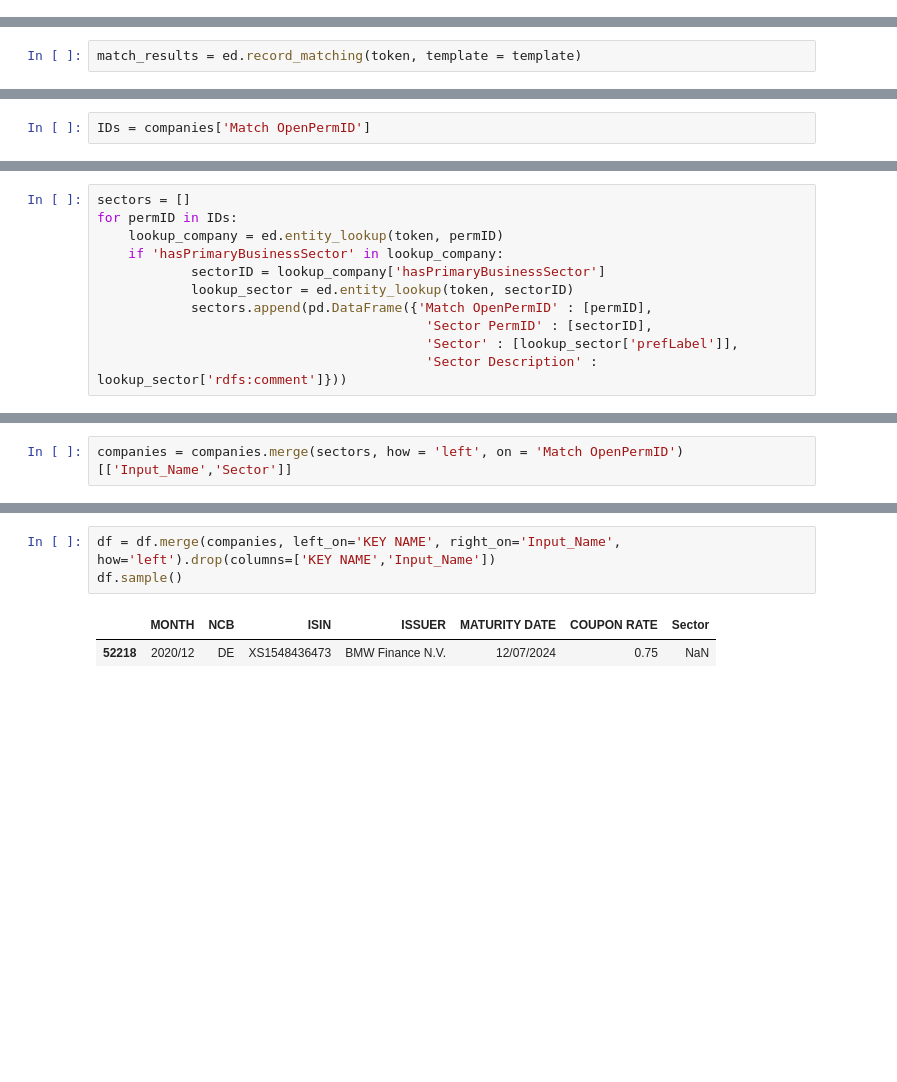
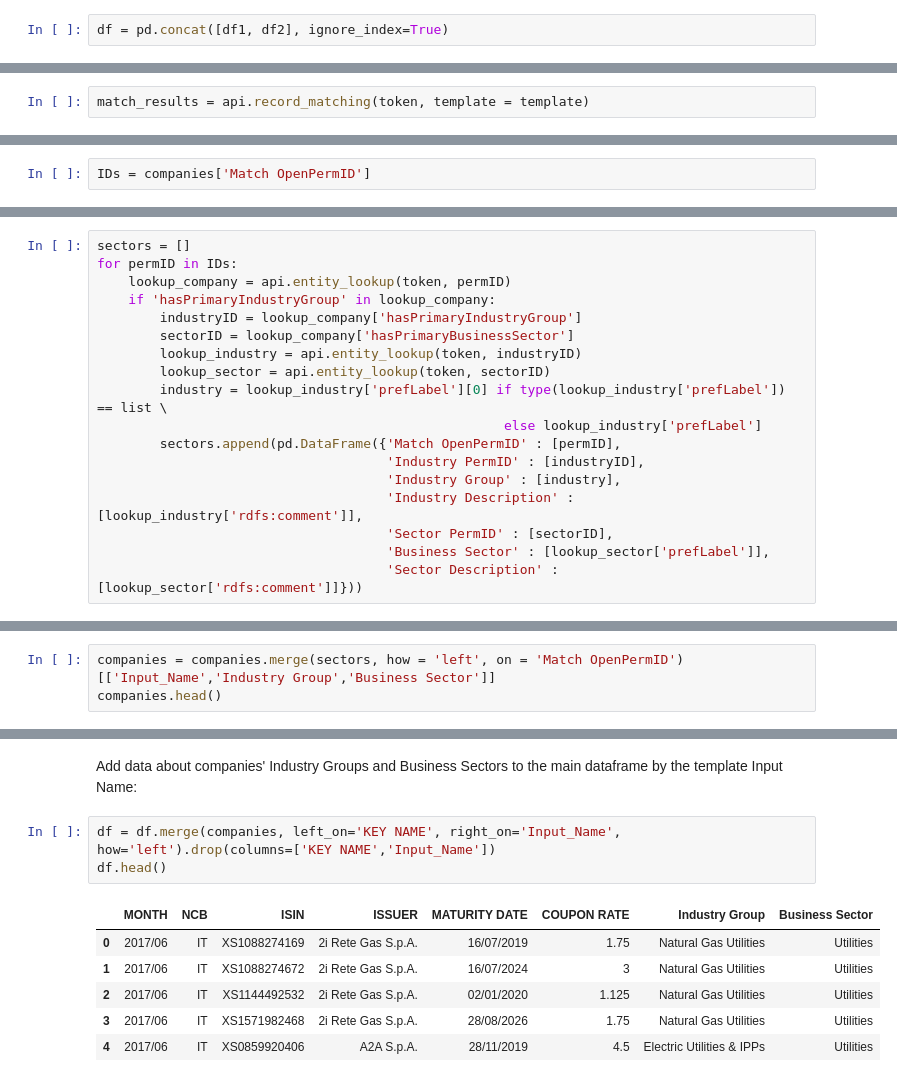
Before and after one commit to NinaMorgenstern/ECB-Bond-Purchases, a Jupyter notebook: Data Preparation.ipynb, the cells around one changed output, grey strips where cells are left out. Cells and saved outputs as stored; diff of their text form; blank space fills up the shorter version.

Commit message:
data preparation updates

```diff
--- a/Data Preparation.ipynb
+++ b/Data Preparation.ipynb
@@ -17,3 +30,5 @@ df = ed.pd_read_csv('data/*holdings_*.csv', 'iso8859-1')
+# %%
+df = pd.concat([df1, df2], ignore_index=True)
 # %%
 # check for the null values
 df.isna().sum()
@@ -101,5 +116,5 @@ template = template.drop_duplicates().to_csv(index=False)
 # %%
-match_results = ed.record_matching(token, template = template)
+match_results = api.record_matching(token, template = template)
 # %% [output]
 Processed: 442
 Matched:
@@ -157,13 +178,20 @@ IDs = companies['Match OpenPermID']
 # %%
 sectors = []
 for permID in IDs:
-    lookup_company = ed.entity_lookup(token, permID)
-    if 'hasPrimaryBusinessSector' in lookup_company:
-            sectorID = lookup_company['hasPrimaryBusinessSector']
-            lookup_sector = ed.entity_lookup(token, sectorID)
-            sectors.append(pd.DataFrame({'Match OpenPermID' : [permID],
-                                          'Sector PermID' : [sectorID],
-                                          'Sector' : [lookup_sector['prefLabel']],
-                                          'Sector Description' : lookup_sector['rdfs:comment']}))
+    lookup_company = api.entity_lookup(token, permID)
+    if 'hasPrimaryIndustryGroup' in lookup_company:
+        industryID = lookup_company['hasPrimaryIndustryGroup']
+        sectorID = lookup_company['hasPrimaryBusinessSector']
+        lookup_industry = api.entity_lookup(token, industryID)
+        lookup_sector = api.entity_lookup(token, sectorID)
+        industry = lookup_industry['prefLabel'][0] if type(lookup_industry['prefLabel']) == list \
+                                                    else lookup_industry['prefLabel']
+        sectors.append(pd.DataFrame({'Match OpenPermID' : [permID],
+                                     'Industry PermID' : [industryID],
+                                     'Industry Group' : [industry],
+                                     'Industry Description' : [lookup_industry['rdfs:comment']],
+                                     'Sector PermID' : [sectorID],
+                                     'Business Sector' : [lookup_sector['prefLabel']],
+                                     'Sector Description' : [lookup_sector['rdfs:comment']]}))
 # %%
 sectors = pd.concat(sectors,ignore_index=True).drop_duplicates()
@@ -170,2 +208,3 @@ sectors = pd.concat(sectors,ignore_index=True).drop_duplicates()
 # %%
-companies = companies.merge(sectors, how = 'left', on = 'Match OpenPermID')[['Input_Name','Sector']]
+companies = companies.merge(sectors, how = 'left', on = 'Match OpenPermID')[['Input_Name','Industry Group','Business Sector']]
+companies.head()
@@ -172,9 +218,15 @@ companies = companies.merge(sectors, how = 'left', on = 'Match OpenPermID')[['In
+# %% [markdown]
+Add data about companies' Industry Groups and Business Sectors to the main dataframe by the template Input Name:
 # %%
 df = df.merge(companies, left_on='KEY NAME', right_on='Input_Name', how='left').drop(columns=['KEY NAME','Input_Name'])
-df.sample()
+df.head()
 # %% [output]
-|  | MONTH | NCB | ISIN | ISSUER | MATURITY DATE | COUPON RATE | Sector |
-| 52218 | 2020/12 | DE | XS1548436473 | BMW Finance N.V. | 12/07/2024 | 0.75 | NaN |
+|  | MONTH | NCB | ISIN | ISSUER | MATURITY DATE | COUPON RATE | Industry Group | Business Sector |
+| 0 | 2017/06 | IT | XS1088274169 | 2i Rete Gas S.p.A. | 16/07/2019 | 1.75 | Natural Gas Utilities | Utilities |
+| 1 | 2017/06 | IT | XS1088274672 | 2i Rete Gas S.p.A. | 16/07/2024 | 3 | Natural Gas Utilities | Utilities |
+| 2 | 2017/06 | IT | XS1144492532 | 2i Rete Gas S.p.A. | 02/01/2020 | 1.125 | Natural Gas Utilities | Utilities |
+| 3 | 2017/06 | IT | XS1571982468 | 2i Rete Gas S.p.A. | 28/08/2026 | 1.75 | Natural Gas Utilities | Utilities |
+| 4 | 2017/06 | IT | XS0859920406 | A2A S.p.A. | 28/11/2019 | 4.5 | Electric Utilities & IPPs | Utilities |
 # %%
 df.isna().sum()
 # %% [output]
```
Also changed, not shown: parts of 32 cells of this notebook, 2 other files.
